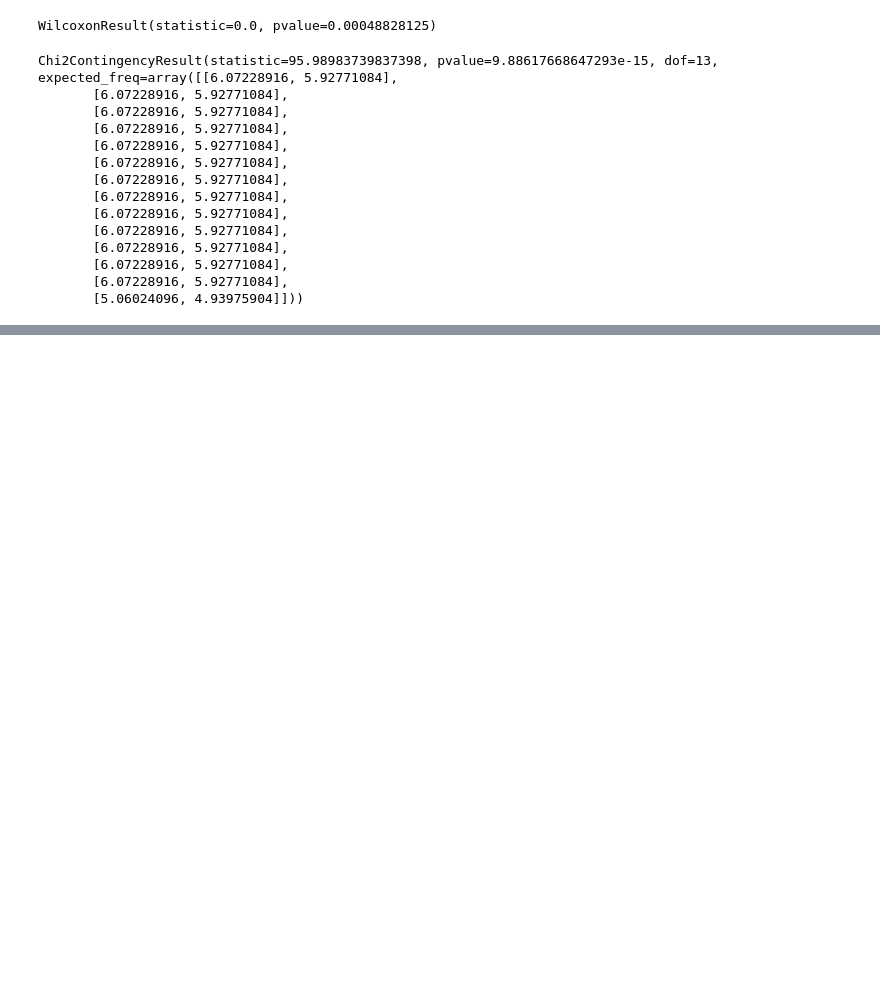
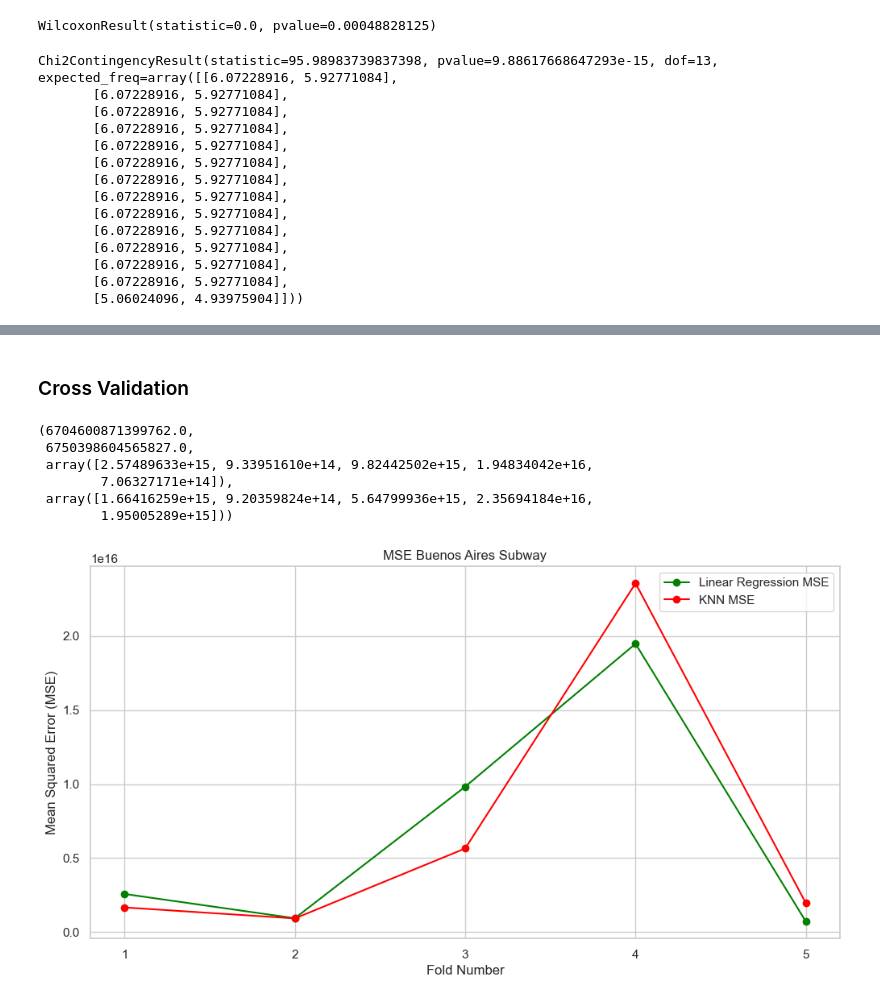
Before and after one commit to CCT2017156/MSC_DA__CA2, a Jupyter notebook: CA2/JupyterNotebook/MSC_DA_CA2.ipynb, the cells around one changed output, grey strips where cells are left out. Saved outputs shown, nothing was run; the diff lists cells and outputs as text; code cells hidden in the pictures; blank space fills up the shorter version.

```diff
--- a/CA2/JupyterNotebook/MSC_DA_CA2.ipynb
+++ b/CA2/JupyterNotebook/MSC_DA_CA2.ipynb
@@ -691,0 +932,50 @@ Chi2ContingencyResult(statistic=95.98983739837398, pvalue=9.88617668647293e-15,
+# %% [markdown]
+### Cross Validation
+# %%
+from sklearn.model_selection import cross_val_score
+
+# Number of portion for cross-validation
+n_folds = 5
+
+# Cross-validation for Linear Regression
+mse_scores_lin_reg = cross_val_score(lin_reg_subte, X, y, scoring='neg_mean_squared_error', cv=n_folds)
+mse_scores_lin_reg = -mse_scores_lin_reg  # Convert to positive values
+
+# Cross-validation for KNN
+mse_scores_knn = cross_val_score(knn_subte, X, y, scoring='neg_mean_squared_error', cv=n_folds)
+mse_scores_knn = -mse_scores_knn  # Convert to positive values
+
+# Average MSE across the folds for both models
+avg_mse_lin_reg = np.mean(mse_scores_lin_reg)
+avg_mse_knn = np.mean(mse_scores_knn)
+
+avg_mse_lin_reg, avg_mse_knn, mse_scores_lin_reg, mse_scores_knn
+# %% [output]
+(6704600871399762.0,
+ 6750398604565827.0,
+ array([2.57489633e+15, 9.33951610e+14, 9.82442502e+15, 1.94834042e+16,
+        7.06327171e+14]),
+ array([1.66416259e+15, 9.20359824e+14, 5.64799936e+15, 2.35694184e+16,
+        1.95005289e+15]))
+# %%
+#Plot Buenos Aires Subway cross Validation
+plt.figure(figsize=(12, 6))
+
+# X-axis labels for the number of folds
+folds = range(1, n_folds + 1)
+
+# Plotting MSE for Linear Regression
+plt.plot(folds, mse_scores_lin_reg, marker='o', color='green', label='Linear Regression MSE')
+
+# Plotting MSE for KNN
+plt.plot(folds, mse_scores_knn, marker='o', color='red', label='KNN MSE')
+
+plt.title('MSE Buenos Aires Subway')
+plt.xlabel('Fold Number')
+plt.ylabel('Mean Squared Error (MSE)')
+plt.xticks(folds)
+plt.legend()
+plt.grid(True)
+plt.show()
+# %% [output]
+[figure, added]
```
Also changed, not shown: parts of 31 cells of this notebook.
